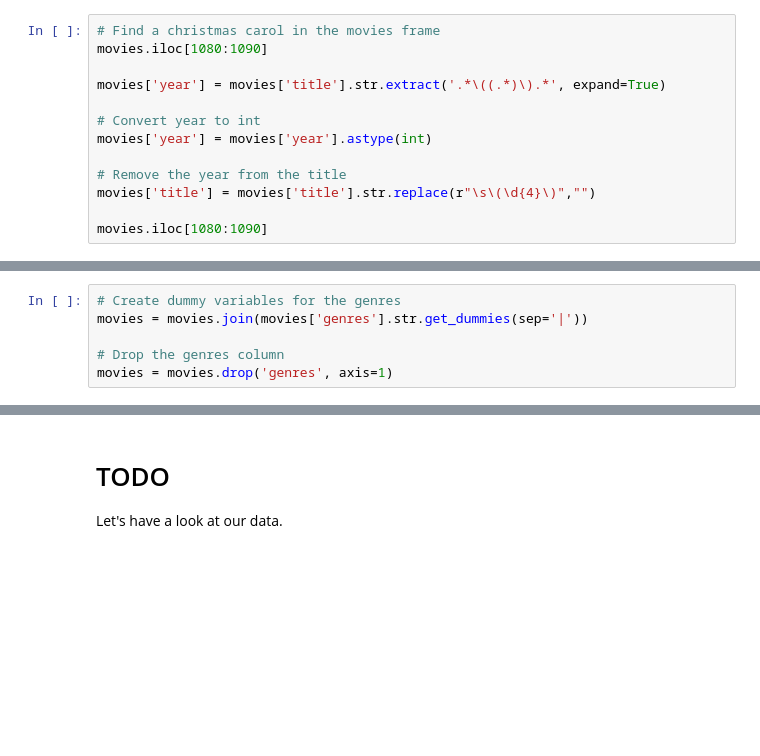
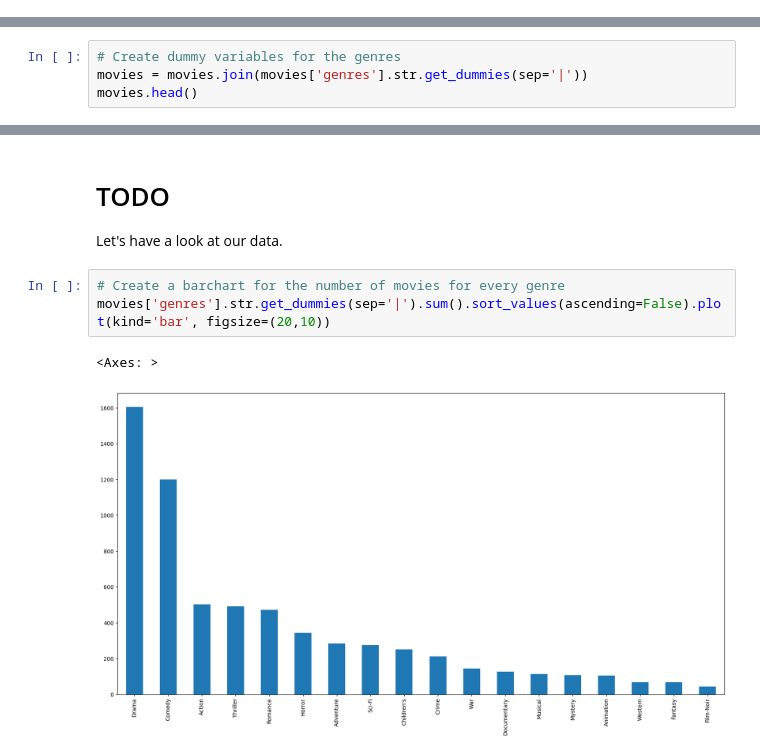
Before and after one commit to FabioArdi/morebo, a Jupyter notebook: main.ipynb, the cells around one changed output, grey strips where cells are left out. Cells and saved outputs as stored; diff of their text form; blank space fills up the shorter version.

```diff
--- a/main.ipynb
+++ b/main.ipynb
@@ -19,13 +28,0 @@ users = pd.read_csv('data/users.dat', sep='::', engine='python', names=['userId'
-# %%
-# Find a christmas carol in the movies frame
-movies.iloc[1080:1090]
-
-movies['year'] = movies['title'].str.extract('.*\((.*)\).*', expand=True)
-
-# Convert year to int
-movies['year'] = movies['year'].astype(int)
-
-# Remove the year from the title
-movies['title'] = movies['title'].str.replace(r"\s\(\d{4}\)","")
-
-movies.iloc[1080:1090]
@@ -53,6 +74,4 @@ movies['title'] = movies['title'].str.replace(r"\s\(\d{4}\)","")
 # %%
 # Create dummy variables for the genres
 movies = movies.join(movies['genres'].str.get_dummies(sep='|'))
-
-# Drop the genres column
-movies = movies.drop('genres', axis=1)
+movies.head()
@@ -90,3 +113,9 @@ merged.to_csv('data/merged.csv', index=False, delimiter=';')
 # %% [markdown]
 # TODO
 Let's have a look at our data.
+# %%
+# Create a barchart for the number of movies for every genre
+movies['genres'].str.get_dummies(sep='|').sum().sort_values(ascending=False).plot(kind='bar', figsize=(20,10))
+# %% [output]
+<Axes: >
+[figure, added]
```
Also changed, not shown: parts of 15 cells of this notebook, 1 other file.
